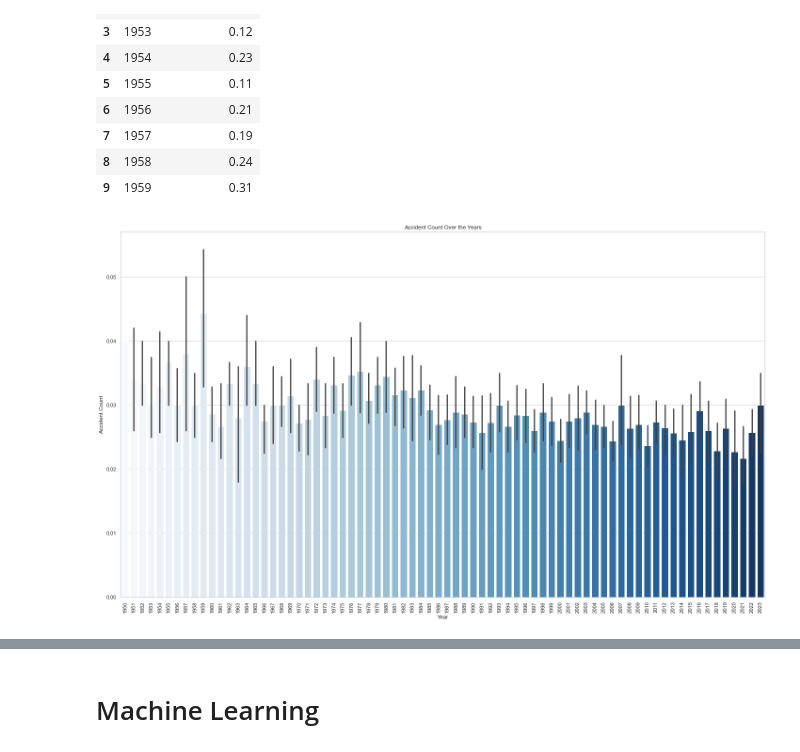
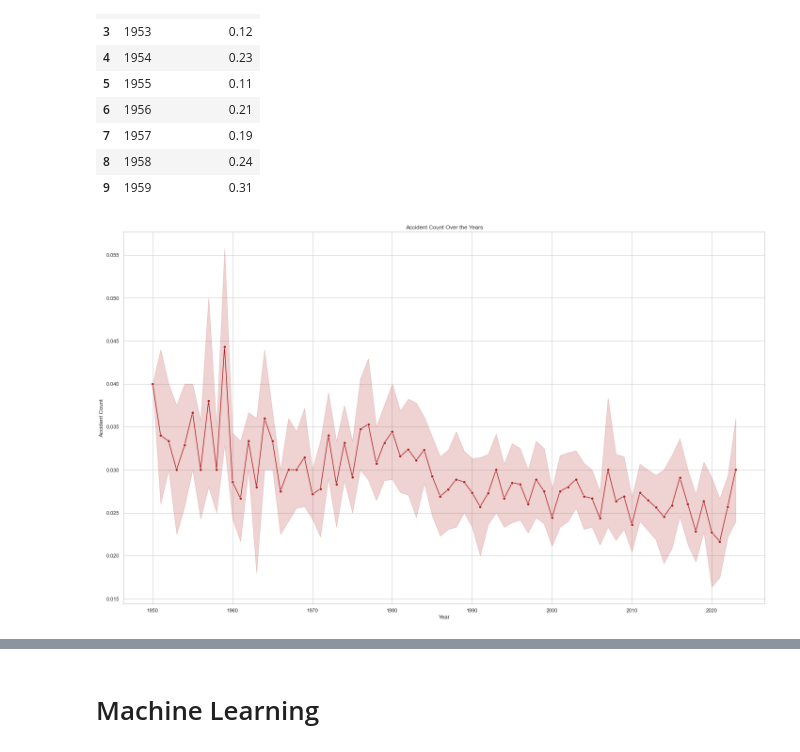
Before and after one commit to PaulOM203/MSC_Thesis_F1, a Jupyter notebook: sba22425_Notebook.ipynb, the cells around one changed output, grey strips where cells are left out. Saved outputs shown, nothing was run; the diff lists cells and outputs as text; code cells hidden in the pictures.

```diff
--- a/sba22425_Notebook.ipynb
+++ b/sba22425_Notebook.ipynb
@@ -859,24 +849,23 @@ accidents_collisions_years.head(10)
 # %%
 year = accident_count_years['year']
 accident_count = accident_count_years['accident_count']
 
 # Set the Seaborn style
 sns.set(style="whitegrid")
 
 # Create the bar plot using Seaborn
 plt.figure(figsize=(20, 12))
-sns.barplot(x=year, y=accident_count, palette="Blues")
+sns.lineplot(x=year, y=accident_count, marker="o", color="firebrick")
 
 # Customize the plot
 plt.title('Accident Count Over the Years')
 plt.xlabel('Year')
 plt.ylabel('Accident Count')
-plt.xticks(rotation=90)
 plt.savefig('Accident Rate per Year.png', dpi=300)
 plt.tight_layout()
 plt.show()
 # %% [output]
-[figure, old version]
+[figure, new version]
 # %%
 ## Want to generate a map of all circuits so confirming column names
 
```
Also changed, not shown: parts of 153 cells of this notebook.
